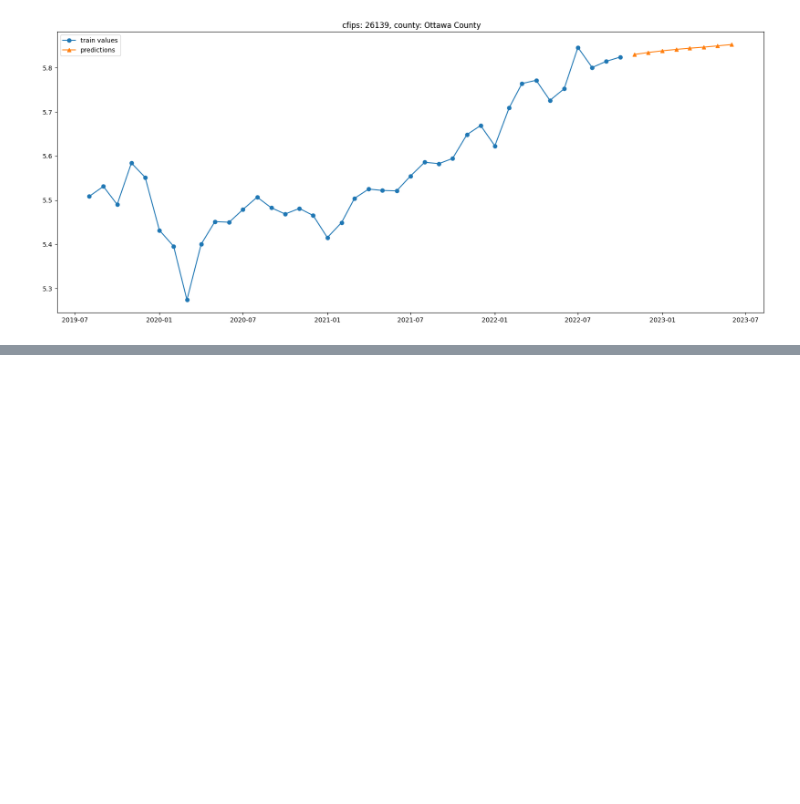
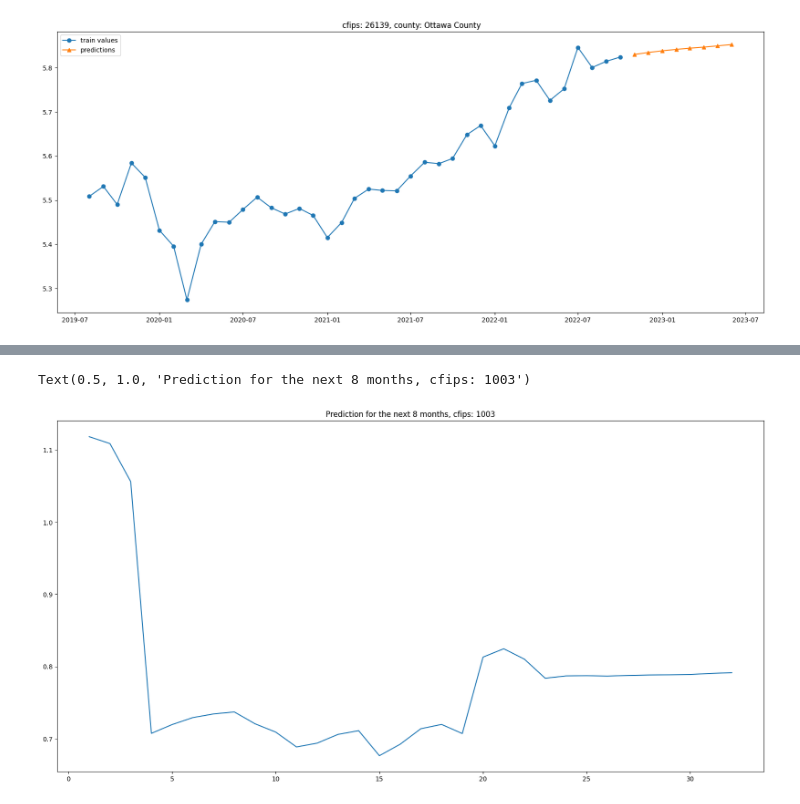
Before and after one commit to Jose-Sabater/kagglecomp-GoDaddy-timeseries, a Jupyter notebook: nb/03_01_ml_baselinesmooth.ipynb, the cells around one changed output, grey strips where cells are left out. Saved outputs shown, nothing was run; the diff lists cells and outputs as text; code cells hidden in the pictures; blank space fills up the shorter version.

```diff
--- a/nb/03_01_ml_baselinesmooth.ipynb
+++ b/nb/03_01_ml_baselinesmooth.ipynb
@@ -480,0 +492,2 @@ for i in range(10):
+# %%
+norm_df = pd.DataFrame(time_series)
@@ -480,0 +616,34 @@ for i in range(10):
+# %%
+# Define the number of future instances to predict
+n_future = test["first_day_of_month"].unique().shape[0]
+# Get the list of unique IDs
+ids = test["cfips"].unique()
+
+
+# get the latest data
+norm_latest_data = norm_df[norm_df["target_date"] == norm_df["target_date"].max()].drop(
+    ["target_date", "population", "active", "microbusiness_density"],
+    axis=1,
+)
+norm_latest_data[24] = norm_latest_data["target"]
+
+# initialize norm_predictions array
+norm_predictions = np.zeros((len(ids), 8))
+
+# loop over each prediction
+for i in range(8):
+    # use the latest 24 instances for each prediction
+    norm_prediction_data = norm_latest_data.iloc[:, -24:]
+    norm_prediction = model.predict(norm_prediction_data)
+    norm_predictions[:, i] = norm_prediction
+
+    # use the last prediction as input for the next prediction
+    norm_latest_data[25 + i] = norm_predictions[:, i]
+# remove normalization
+norm_predictions = (
+    norm_predictions * df["microbusiness_density"].std()
+    + df["microbusiness_density"].mean()
+)
+
+# print the norm_predictions
+print(norm_predictions)
@@ -480,0 +658,8 @@ for i in range(10):
+# %%
+# Plot columns named 0-32 of the latest_data)
+plt.figure(figsize=(20, 10))
+plt.plot(norm_latest_data.iloc[1, -32:].T)
+plt.title(f"Prediction for the next 8 months, cfips: {ids[1]}")
+# %% [output]
+Text(0.5, 1.0, 'Prediction for the next 8 months, cfips: 1003')
+[figure, added]
```
Also changed, not shown: parts of 18 cells of this notebook, 1 other file.
